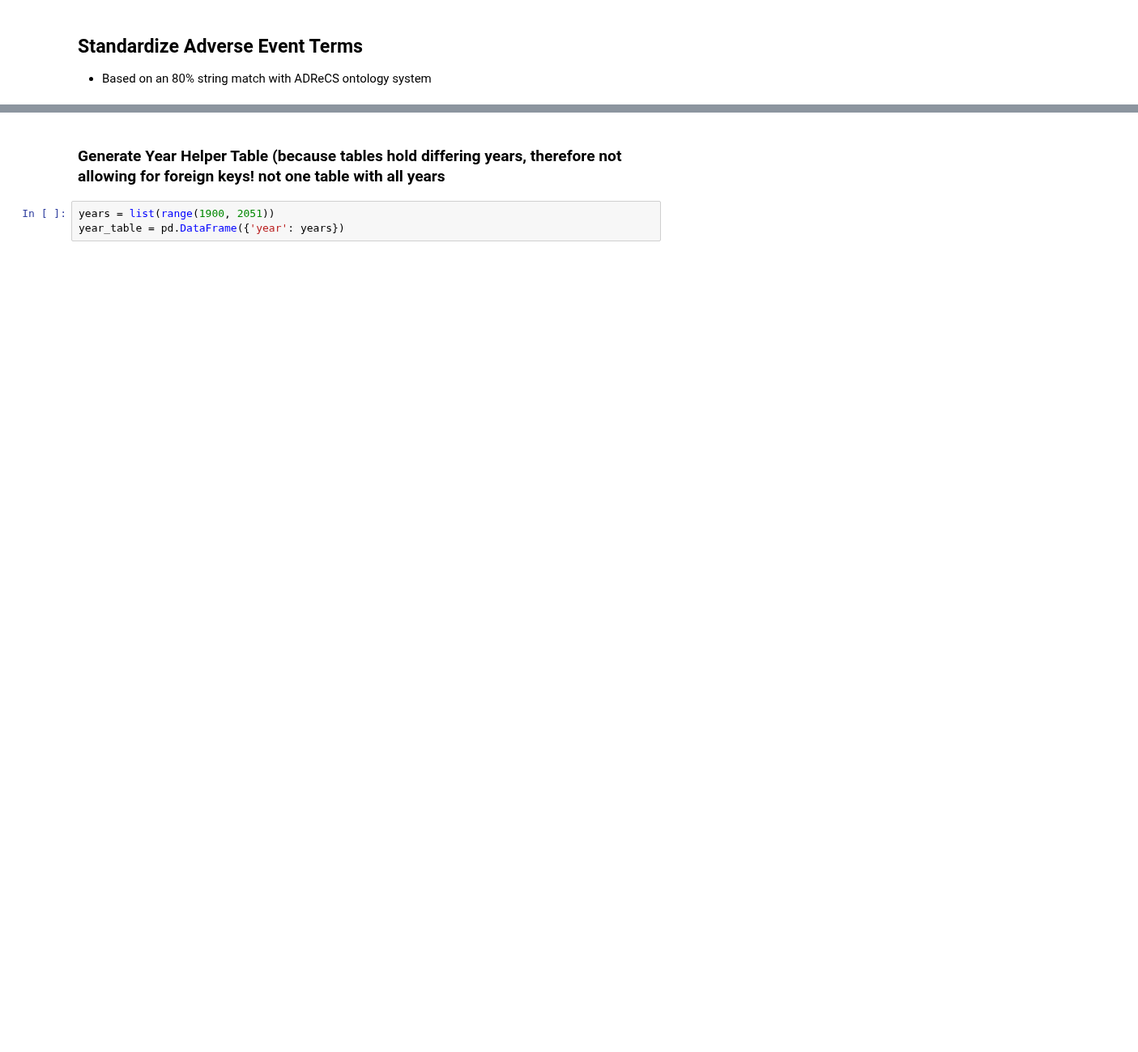
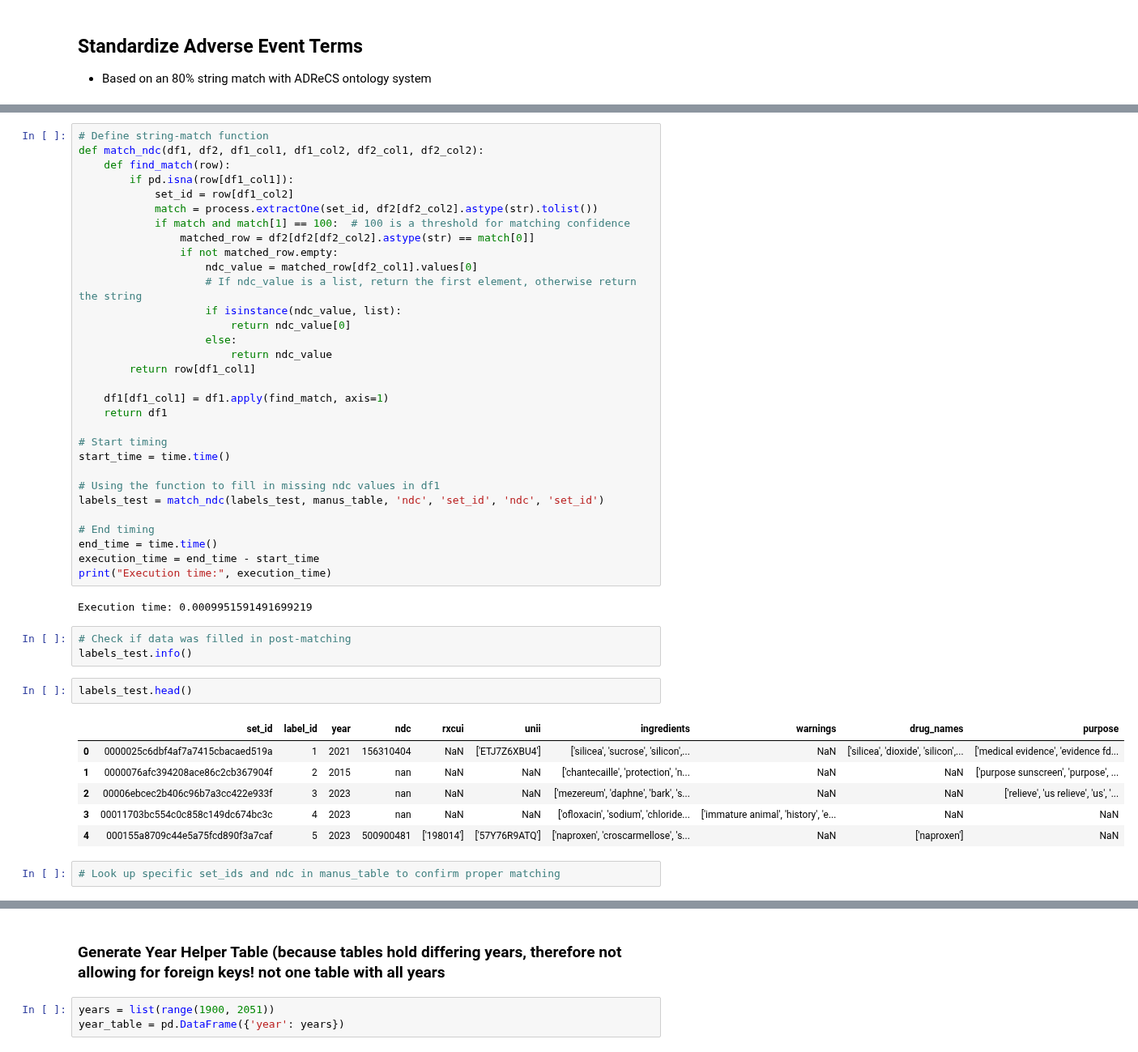
Before and after one commit to teamlunarlanding/Pharma-Drug-Surveillance, a Jupyter notebook: DataProcessing.ipynb, the cells around one changed output, grey strips where cells are left out. Shown at 81% size. Drawn from its saved outputs; the diff is of its cells as text; blank space fills up the shorter version.

```diff
--- a/DataProcessing.ipynb
+++ b/DataProcessing.ipynb
@@ -2748,0 +2820,47 @@ nan_info(labels_table)
+# %%
+# Define string-match function
+def match_ndc(df1, df2, df1_col1, df1_col2, df2_col1, df2_col2):
+    def find_match(row):
+        if pd.isna(row[df1_col1]):
+            set_id = row[df1_col2]
+            match = process.extractOne(set_id, df2[df2_col2].astype(str).tolist())
+            if match and match[1] == 100:  # 100 is a threshold for matching confidence
+                matched_row = df2[df2[df2_col2].astype(str) == match[0]]
+                if not matched_row.empty:
+                    ndc_value = matched_row[df2_col1].values[0]
+                    # If ndc_value is a list, return the first element, otherwise return the string
+                    if isinstance(ndc_value, list):
+                        return ndc_value[0]
+                    else:
+                        return ndc_value
+        return row[df1_col1]
+
+    df1[df1_col1] = df1.apply(find_match, axis=1)
+    return df1
+
+# Start timing
+start_time = time.time()
+
+# Using the function to fill in missing ndc values in df1
+labels_test = match_ndc(labels_test, manus_table, 'ndc', 'set_id', 'ndc', 'set_id')
+
+# End timing
+end_time = time.time()
+execution_time = end_time - start_time
+print("Execution time:", execution_time)
+# %% [output]
+Execution time: 0.0009951591491699219
+# %%
+# Check if data was filled in post-matching
+labels_test.info()
+# %%
+labels_test.head()
+# %% [output]
+|  | set_id | label_id | year | ndc | rxcui | unii | ingredients | warnings | drug_names | purpose |
+| 0 | 0000025c6dbf4af7a7415cbacaed519a | 1 | 2021 | 156310404 | NaN | ['ETJ7Z6XBU4'] | ['silicea', 'sucrose', 'silicon',... | NaN | ['silicea', 'dioxide', 'silicon',... | ['medical evidence', 'evidence fd... |
+| 1 | 0000076afc394208ace86c2cb367904f | 2 | 2015 | nan | NaN | NaN | ['chantecaille', 'protection', 'n... | NaN | NaN | ['purpose sunscreen', 'purpose', ... |
+| 2 | 00006ebcec2b406c96b7a3cc422e933f | 3 | 2023 | nan | NaN | NaN | ['mezereum', 'daphne', 'bark', 's... | NaN | NaN | ['relieve', 'us relieve', 'us', '... |
+| 3 | 00011703bc554c0c858c149dc674bc3c | 4 | 2023 | nan | NaN | NaN | ['ofloxacin', 'sodium', 'chloride... | ['immature animal', 'history', 'e... | NaN | NaN |
+| 4 | 000155a8709c44e5a75fcd890f3a7caf | 5 | 2023 | 500900481 | ['198014'] | ['57Y76R9ATQ'] | ['naproxen', 'croscarmellose', 's... | NaN | ['naproxen'] | NaN |
+# %%
+# Look up specific set_ids and ndc in manus_table to confirm proper matching
```
Also changed, not shown: parts of 131 cells of this notebook, 1 other file.
